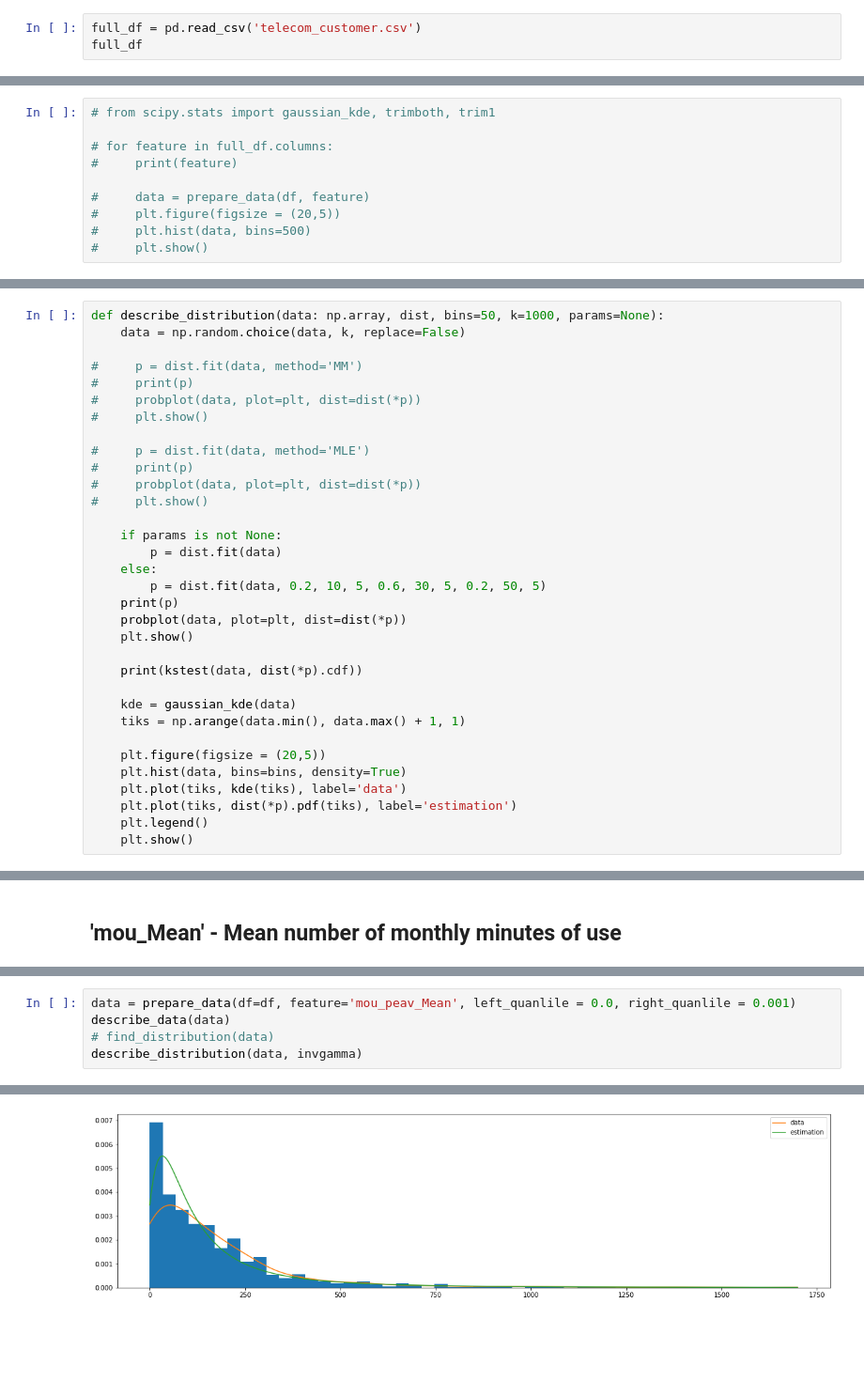
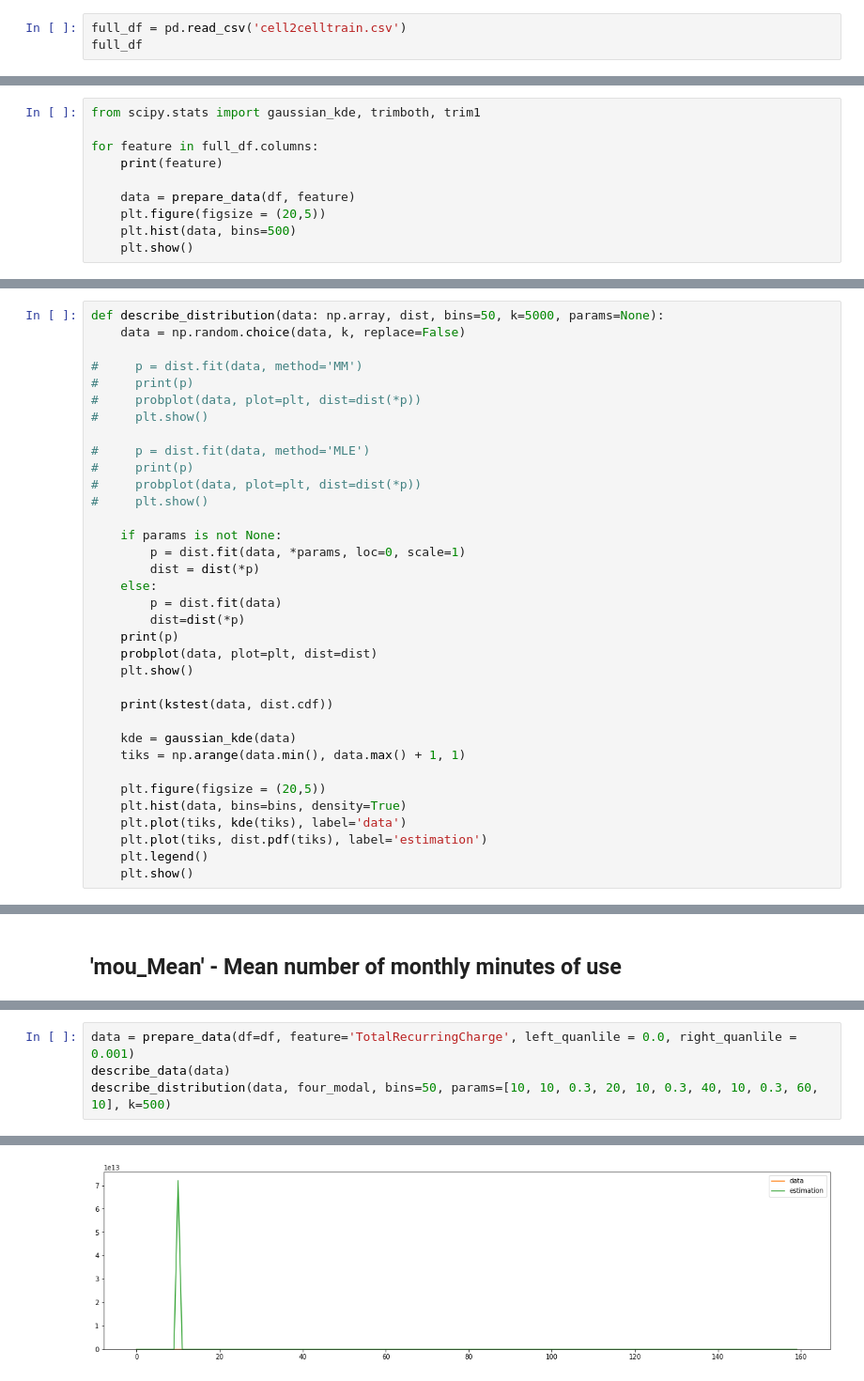
Before and after one commit to zuevmaxim/m-m2021, a Jupyter notebook: lab1.ipynb, the cells around one changed output, grey strips where cells are left out. Shown at 94% size. Drawn from its saved outputs; the diff is of its cells as text; blank space fills up the shorter version.

Commit message:
Add multimodal dist

```diff
--- a/lab1.ipynb
+++ b/lab1.ipynb
@@ -65,6 +65,6 @@ def find_distribution(d: np.array, timeout=50):
         else:
             print(dist_name, "fail", res.pvalue)
 # %%
-full_df = pd.read_csv('telecom_customer.csv')
+full_df = pd.read_csv('cell2celltrain.csv')
 full_df
 # %% [output]
@@ -105,12 +105,12 @@ def prepare_data(df: pd.DataFrame,
     data = trim1(data, right_quanlile, 'right')
     return data
 # %%
-# from scipy.stats import gaussian_kde, trimboth, trim1
+from scipy.stats import gaussian_kde, trimboth, trim1
 
-# for feature in full_df.columns:
-#     print(feature)
+for feature in full_df.columns:
+    print(feature)
 
-#     data = prepare_data(df, feature)
-#     plt.figure(figsize = (20,5))
-#     plt.hist(data, bins=500)
-#     plt.show()
+    data = prepare_data(df, feature)
+    plt.figure(figsize = (20,5))
+    plt.hist(data, bins=500)
+    plt.show()
@@ -199,5 +196,5 @@ class tri_modal_gen(rv_continuous):
 # %%
-def describe_distribution(data: np.array, dist, bins=50, k=1000, params=None):
+def describe_distribution(data: np.array, dist, bins=50, k=5000, params=None):
     data = np.random.choice(data, k, replace=False)
 
 #     p = dist.fit(data, method='MM')
@@ -211,14 +208,16 @@ def describe_distribution(data: np.array, dist, bins=50, k=1000, params=None):
 #     plt.show()
 
     if params is not None:
+        p = dist.fit(data, *params, loc=0, scale=1)
+        dist = dist(*p)
+    else:
         p = dist.fit(data)
-    else:
-        p = dist.fit(data, 0.2, 10, 5, 0.6, 30, 5, 0.2, 50, 5)
+        dist=dist(*p)
     print(p)
-    probplot(data, plot=plt, dist=dist(*p))
+    probplot(data, plot=plt, dist=dist)
     plt.show()
 
-    print(kstest(data, dist(*p).cdf))
+    print(kstest(data, dist.cdf))
 
     kde = gaussian_kde(data)
     tiks = np.arange(data.min(), data.max() + 1, 1)
@@ -226,7 +225,7 @@ def describe_distribution(data: np.array, dist, bins=50, k=1000, params=None):
     plt.figure(figsize = (20,5))
     plt.hist(data, bins=bins, density=True)
     plt.plot(tiks, kde(tiks), label='data')
-    plt.plot(tiks, dist(*p).pdf(tiks), label='estimation')
+    plt.plot(tiks, dist.pdf(tiks), label='estimation')
     plt.legend()
     plt.show()
 # %% [markdown]
@@ -276,7 +283,6 @@ KstestResult(statistic=0.03058419409673231, pvalue=0.30076312239590364)
 # %%
-data = prepare_data(df=df, feature='mou_peav_Mean', left_quanlile = 0.0, right_quanlile = 0.001)
+data = prepare_data(df=df, feature='TotalRecurringCharge', left_quanlile = 0.0, right_quanlile = 0.001)
 describe_data(data)
-# find_distribution(data)
-describe_distribution(data, invgamma)
+describe_distribution(data, four_modal, bins=50, params=[10, 10, 0.3, 20, 10, 0.3, 40, 10, 0.3, 60, 10], k=500)
 # %% [output]
                  0
@@ -296,2 +302,2 @@ KstestResult(statistic=0.056771629689795655, pvalue=0.0030458948499791196)
-[figure, old version]
+[figure, new version]
 # %% [markdown]
```
Also changed, not shown: parts of 18 cells of this notebook, 1 other file.
